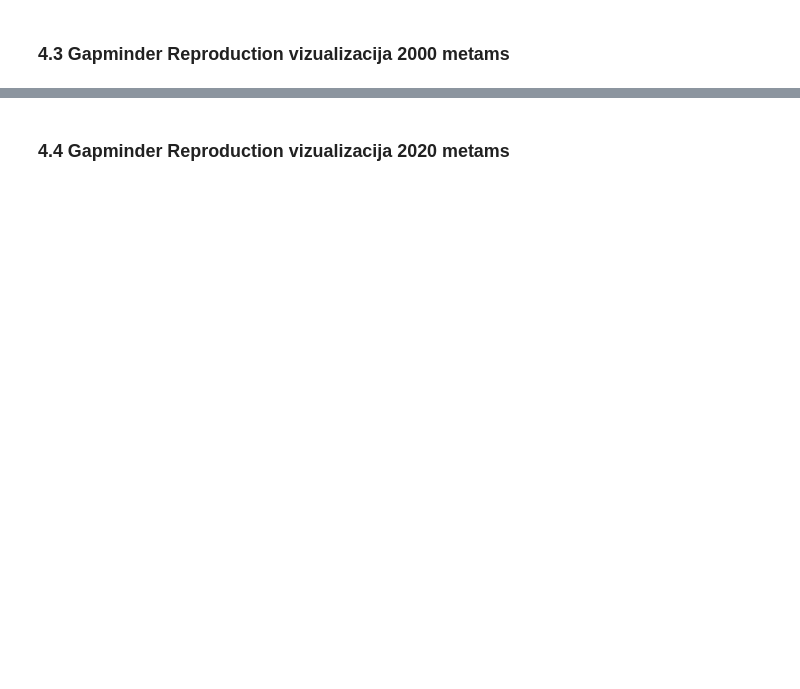
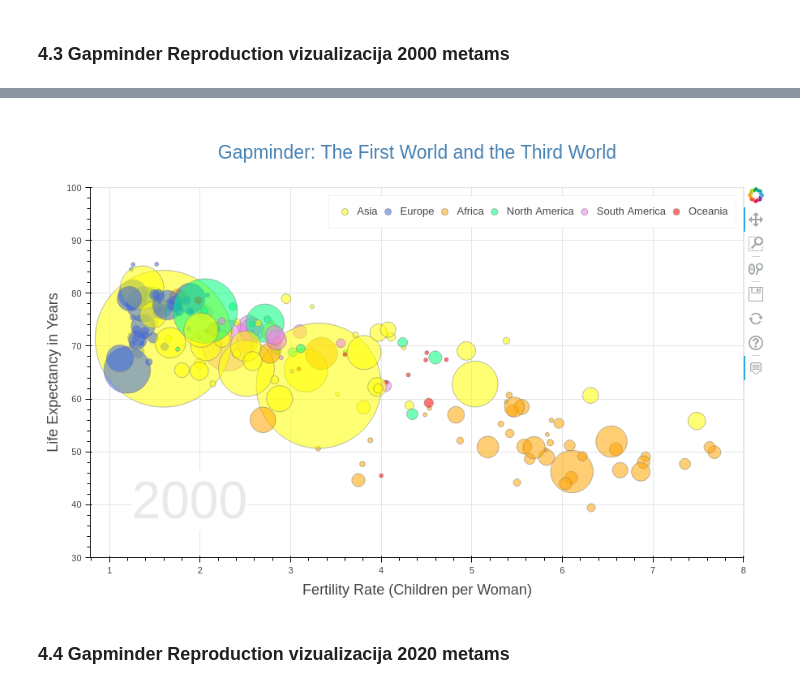
Before and after one commit to lajmcourses/CloningGapminder, a Jupyter notebook: 01_Initial_Data_Analysis.ipynb, the cells around one changed output, grey strips where cells are left out. Saved outputs shown, nothing was run; the diff lists cells and outputs as text; code cells hidden in the pictures; blank space fills up the shorter version.

```diff
--- a/01_Initial_Data_Analysis.ipynb
+++ b/01_Initial_Data_Analysis.ipynb
@@ -811,7 +809,7 @@ p.legend.orientation = "horizontal"
 
 if DISPLAY_PLOT_AS_IMAGE:
     # Export image file
-    img = "plots/gapminder_snapshot_1970.png"
+    img = "plots/gapminder_snapshot_2000.png"
     img_file = export_png(p, filename=img)
 
     # Display image
@@ -824,3 +820,4 @@ else:
+[figure, added]
 # %% [markdown]
 ### 4.4 Gapminder Reproduction vizualizacija 2020 metams
 # %%
```
Also changed, not shown: parts of 7 cells of this notebook.
